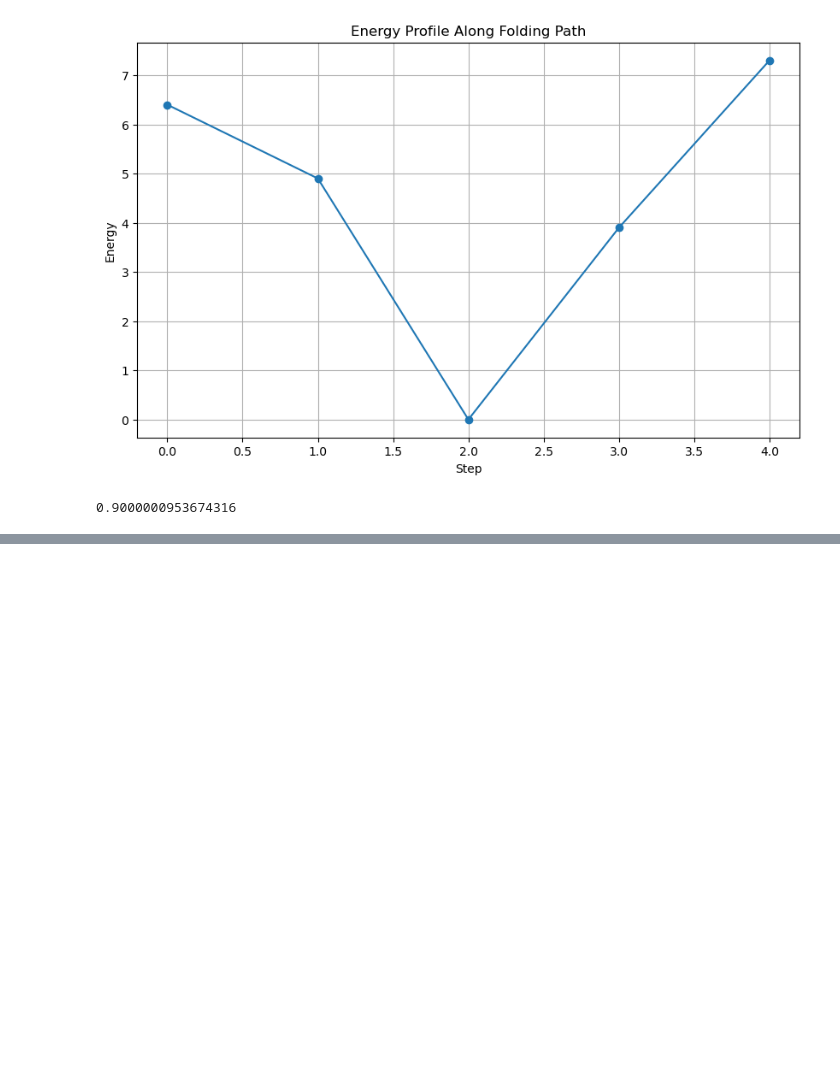
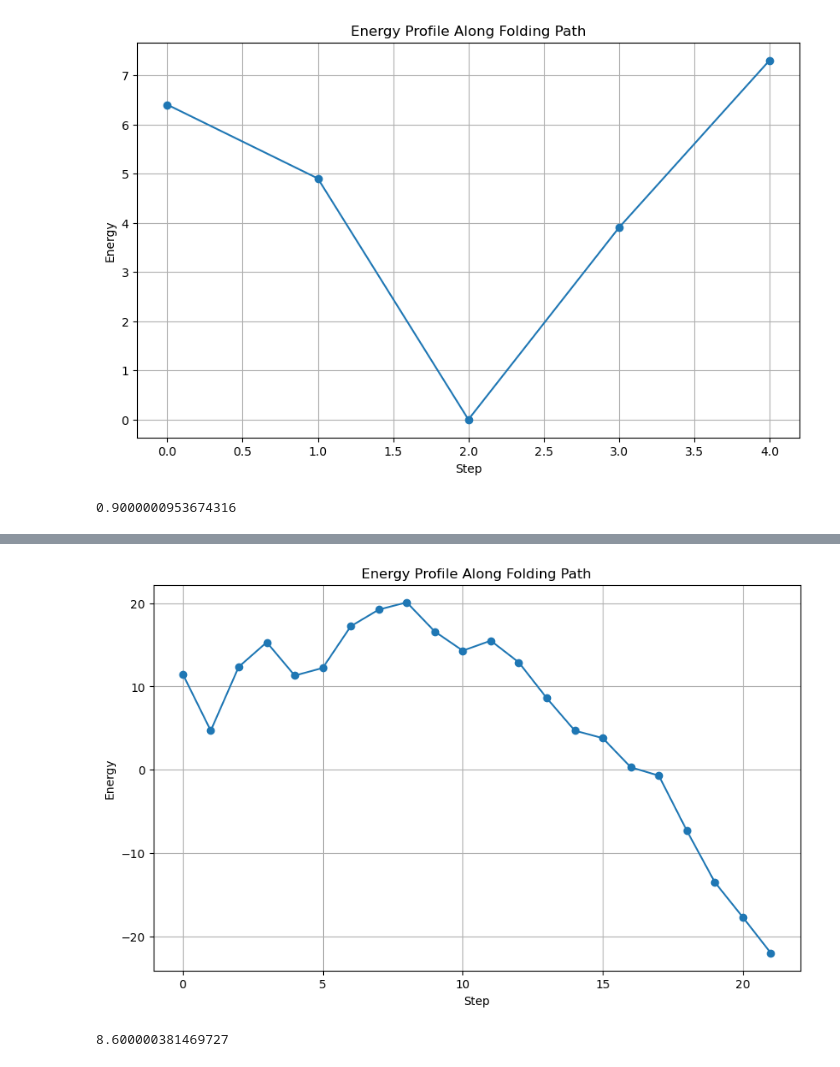
Before and after one commit to lusxvr/rna_energy_barriers, a Jupyter notebook: direct_heuristic.ipynb, the cells around one changed output, grey strips where cells are left out. Cells and saved outputs as stored; diff of their text form; code cells hidden in the pictures; blank space fills up the shorter version.

Commit message:
added example from evolutionary algo and plotted energy

```diff
--- a/direct_heuristic.ipynb
+++ b/direct_heuristic.ipynb
@@ -142,0 +142,17 @@ plot_energy_profile(turner_energies)
+# %%
+# Define start and end structures
+seq = "ACACGACCUCAUAUAAUCUUGGGAAUAUGGCCCAUAAGUUUCUACCCGGCAACCGUAAAUUGCCGGACUAUGCAGGGAAGUG"
+start_struct = "......................(....................)....(.............)..................."
+end_struct = ".(((..(((((((......((((.......))))...........(((((((.......)))))))..)))).)))...)))"  # target structure
+
+RNA.svg_rna_plot(seq, structure=start_struct, ssfile="tmp_start.svg")
+RNA.svg_rna_plot(seq, structure=end_struct, ssfile="tmp_end.svg")
+
+start = RNAStructure(seq, start_struct)
+end = RNAStructure(seq, end_struct)
+
+display(SVG("tmp_start.svg"), SVG("tmp_end.svg"))
+
+# Find direct path
+direct_path = find_direct_path(start, end)
+print(f"Direct path lenth: {len(direct_path)}")
@@ -142,0 +163,8 @@ plot_energy_profile(turner_energies)
+# %%
+fold_compound = RNA.fold_compound(seq)
+turner_energies = [turner_energy(fold_compound, s.to_dotbracket()) for s in direct_path]
+
+plot_energy_profile(turner_energies)
+# %% [output]
+[figure, added]
+8.600000381469727
```
Also changed, not shown: parts of 3 cells of this notebook.
